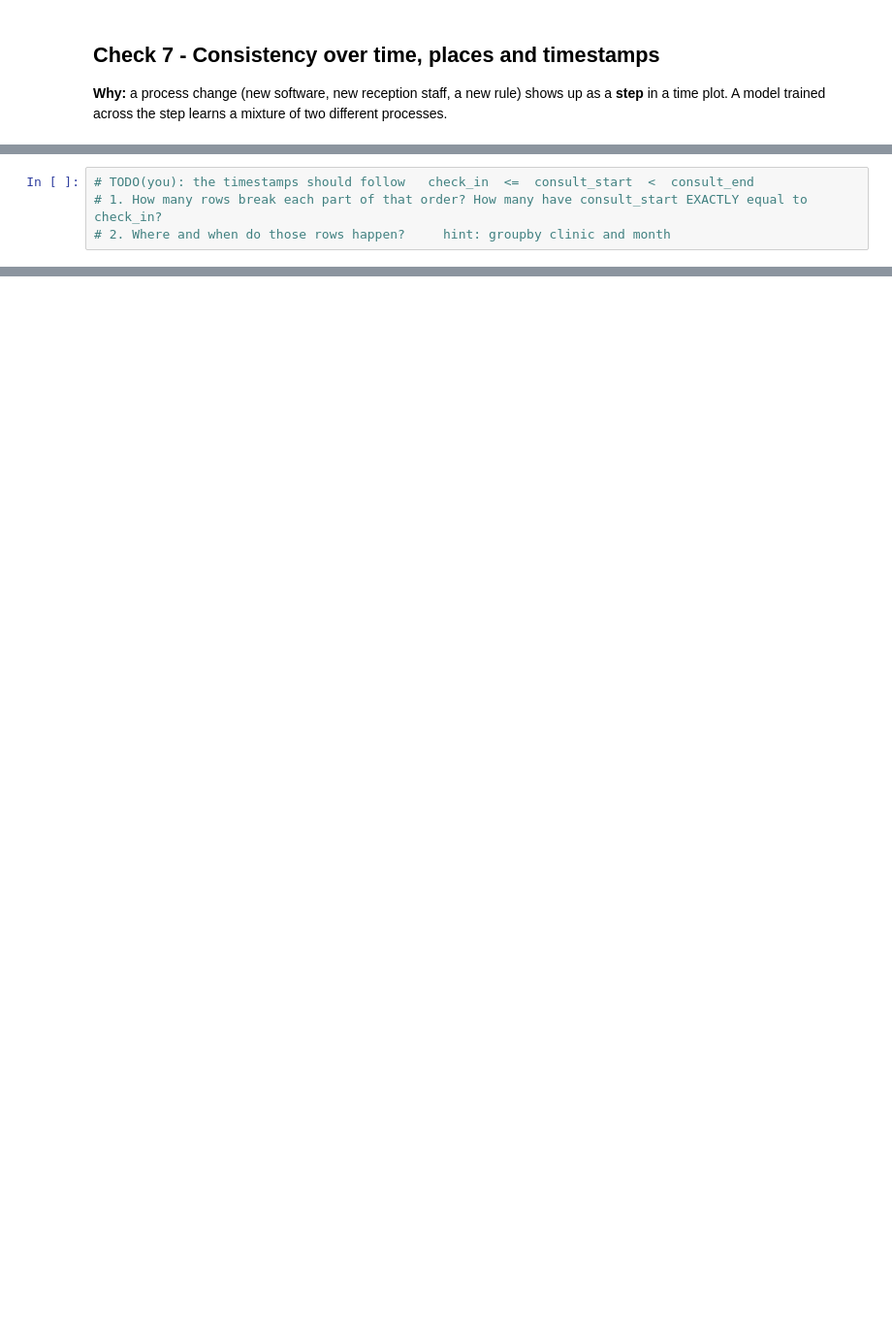
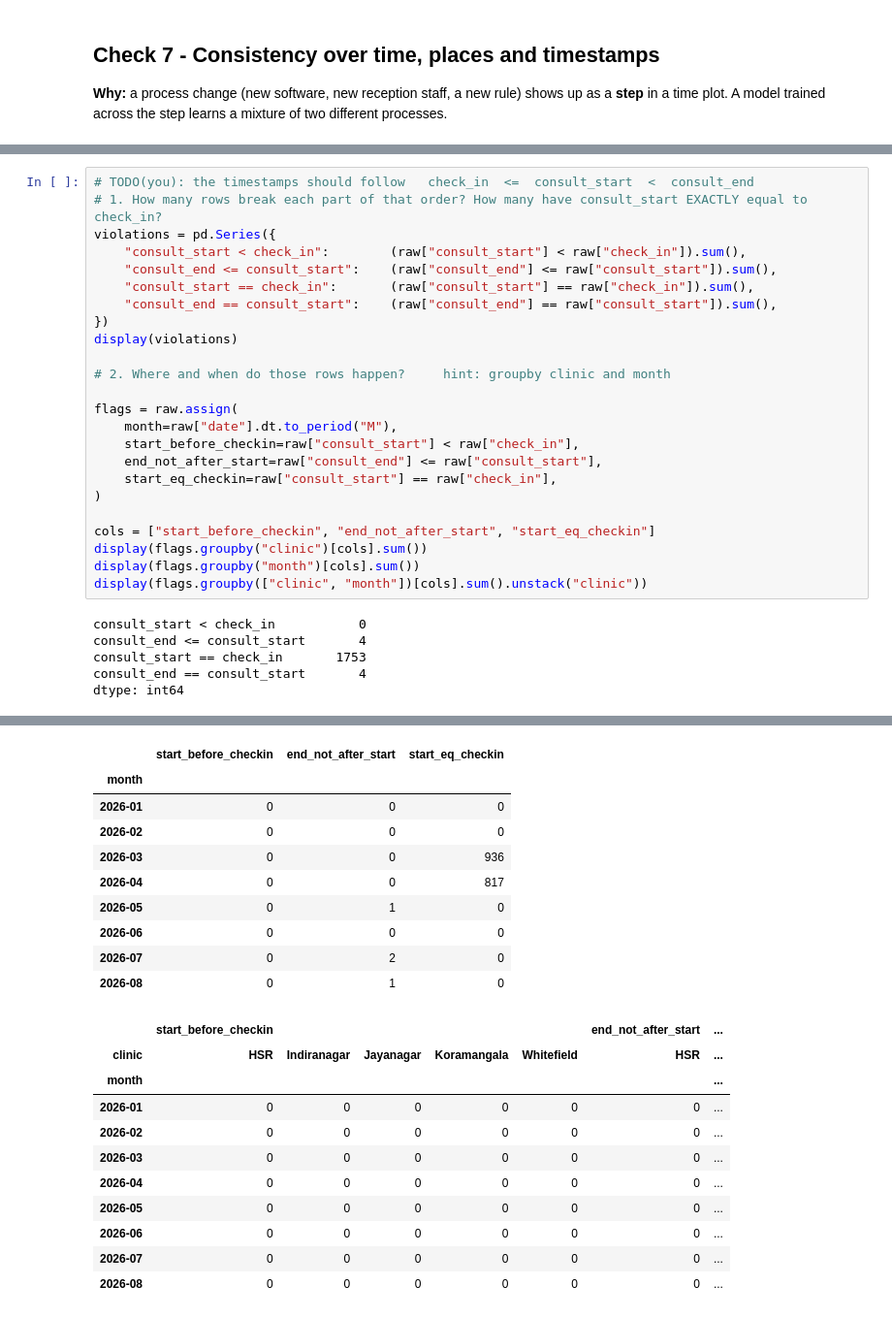
Before and after one commit to rocksolid911/slot-pred-using-lightGBM-XGBoost, a Jupyter notebook: notebooks/A03_eda.ipynb, the cells around one changed output, grey strips where cells are left out. Shown at 97% size. Cells and saved outputs as stored; diff of their text form; blank space fills up the shorter version.

```diff
--- a/notebooks/A03_eda.ipynb
+++ b/notebooks/A03_eda.ipynb
@@ -127,4 +579,30 @@ table.round(1)
 # %%
 # TODO(you): the timestamps should follow   check_in  <=  consult_start  <  consult_end
 # 1. How many rows break each part of that order? How many have consult_start EXACTLY equal to check_in?
+violations = pd.Series({
+    "consult_start < check_in":        (raw["consult_start"] < raw["check_in"]).sum(),
+    "consult_end <= consult_start":    (raw["consult_end"] <= raw["consult_start"]).sum(),
+    "consult_start == check_in":       (raw["consult_start"] == raw["check_in"]).sum(),
+    "consult_end == consult_start":    (raw["consult_end"] == raw["consult_start"]).sum(),
+})
+display(violations)
+
 # 2. Where and when do those rows happen?     hint: groupby clinic and month
+
+flags = raw.assign(
+    month=raw["date"].dt.to_period("M"),
+    start_before_checkin=raw["consult_start"] < raw["check_in"],
+    end_not_after_start=raw["consult_end"] <= raw["consult_start"],
+    start_eq_checkin=raw["consult_start"] == raw["check_in"],
+)
+
+cols = ["start_before_checkin", "end_not_after_start", "start_eq_checkin"]
+display(flags.groupby("clinic")[cols].sum())
+display(flags.groupby("month")[cols].sum())
+display(flags.groupby(["clinic", "month"])[cols].sum().unstack("clinic"))
+# %% [output]
+consult_start < check_in           0
+consult_end <= consult_start       4
+consult_start == check_in       1753
+consult_end == consult_start       4
+dtype: int64
@@ -131,3 +616,24 @@ table.round(1)
+|  | start_before_checkin | end_not_after_start | start_eq_checkin |
+| month |  |  |  |
+| 2026-01 | 0 | 0 | 0 |
+| 2026-02 | 0 | 0 | 0 |
+| 2026-03 | 0 | 0 | 936 |
+| 2026-04 | 0 | 0 | 817 |
+| 2026-05 | 0 | 1 | 0 |
+| 2026-06 | 0 | 0 | 0 |
+| 2026-07 | 0 | 2 | 0 |
+| 2026-08 | 0 | 1 | 0 |
+|  | start_before_checkin |  |  |  |  | end_not_after_start | ... |
+| clinic | HSR | Indiranagar | Jayanagar | Koramangala | Whitefield | HSR | ... |
+| month |  |  |  |  |  |  | ... |
+| 2026-01 | 0 | 0 | 0 | 0 | 0 | 0 | ... |
+| 2026-02 | 0 | 0 | 0 | 0 | 0 | 0 | ... |
+| 2026-03 | 0 | 0 | 0 | 0 | 0 | 0 | ... |
+| 2026-04 | 0 | 0 | 0 | 0 | 0 | 0 | ... |
+| 2026-05 | 0 | 0 | 0 | 0 | 0 | 0 | ... |
+| 2026-06 | 0 | 0 | 0 | 0 | 0 | 0 | ... |
+| 2026-07 | 0 | 0 | 0 | 0 | 0 | 0 | ... |
+| 2026-08 | 0 | 0 | 0 | 0 | 0 | 0 | ... |
 # %% [markdown]
 ## Check 8 - Leakage smells
 
```
Also changed, not shown: parts of 21 cells of this notebook, 11 other files.
